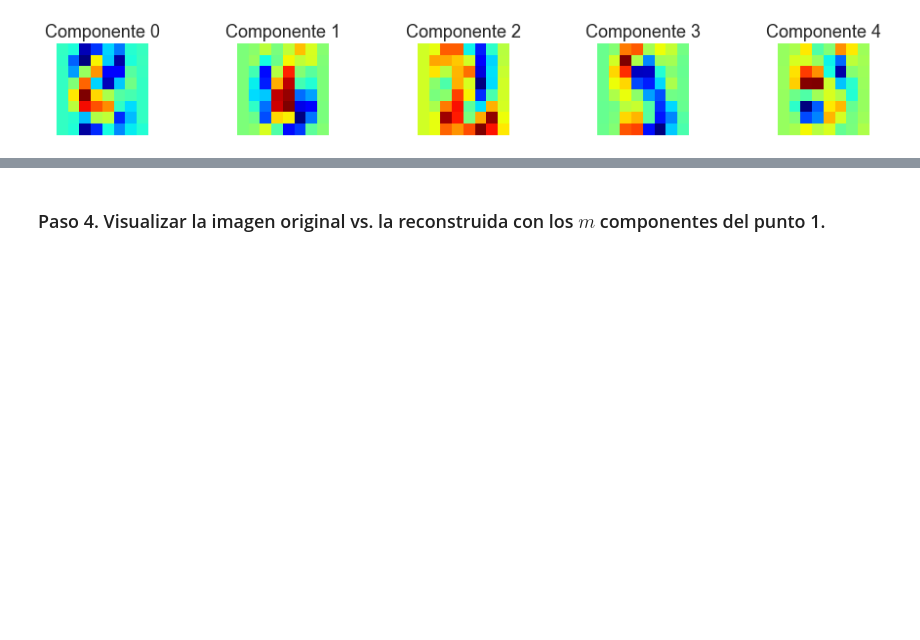
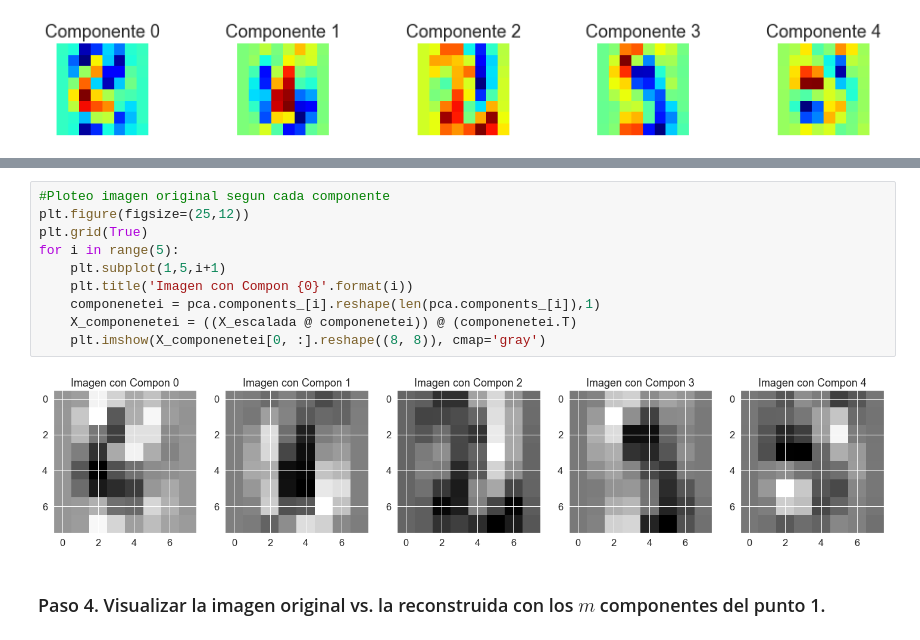
Before and after one commit to lionelgutierrez/CEIA_FIUBA_Intro_IA_2022_1B, a Jupyter notebook: Ejercicios-clase2/PCA - MNIST.ipynb, the cells around one changed output, grey strips where cells are left out. Saved outputs shown, nothing was run; the diff lists cells and outputs as text; blank space fills up the shorter version.

```diff
--- a/Ejercicios-clase2/PCA - MNIST.ipynb
+++ b/Ejercicios-clase2/PCA - MNIST.ipynb
@@ -115,3 +124,15 @@ for i in range(5):
+# %%
+#Ploteo imagen original segun cada componente
+plt.figure(figsize=(25,12))
+plt.grid(True)
+for i in range(5):
+    plt.subplot(1,5,i+1)
+    plt.title('Imagen con Compon {0}'.format(i))
+    componenetei = pca.components_[i].reshape(len(pca.components_[i]),1)
+    X_componenetei = ((X_escalada @ componenetei)) @ (componenetei.T)
+    plt.imshow(X_componenetei[0, :].reshape((8, 8)), cmap='gray')
+# %% [output]
+[figure, added]
 # %% [markdown]
 ### Paso 4. Visualizar la imagen original vs. la reconstruida con los $m$ componentes del punto 1.
 # %%
```
Also changed, not shown: parts of 17 cells of this notebook, 1 other file.
